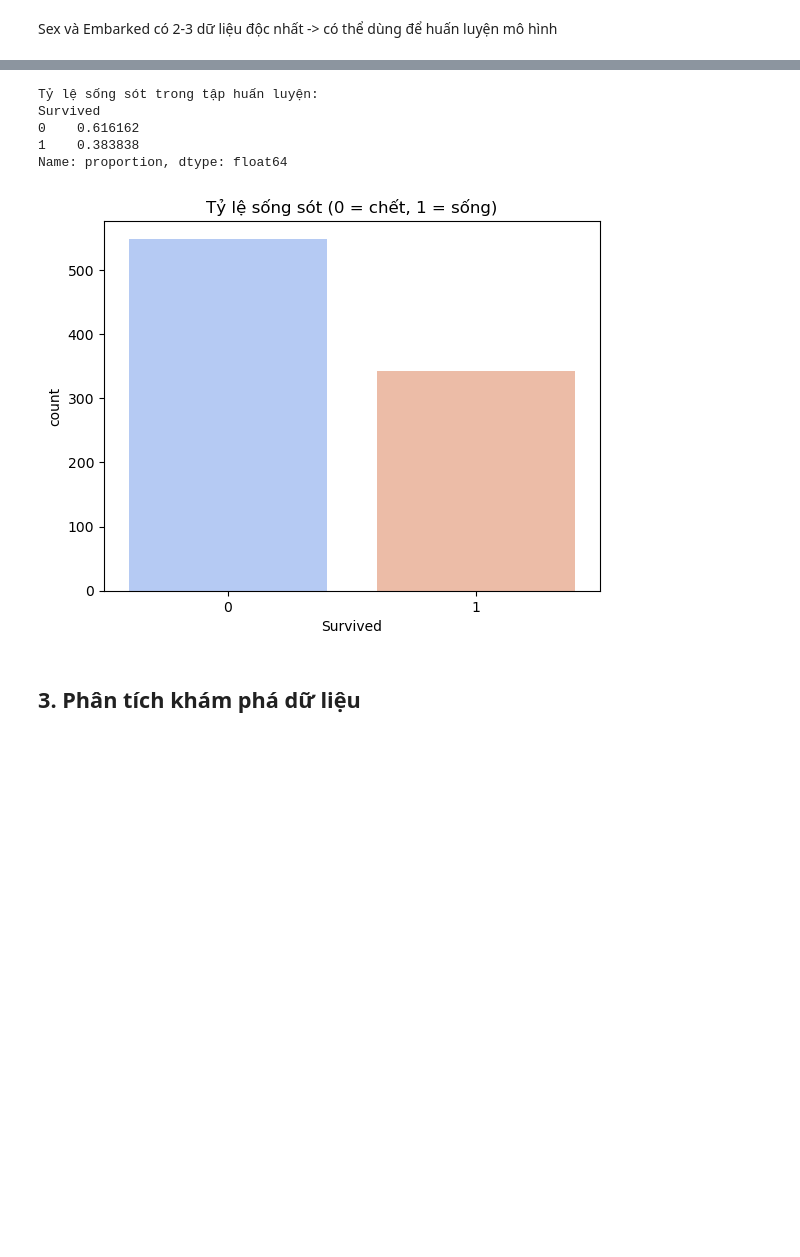
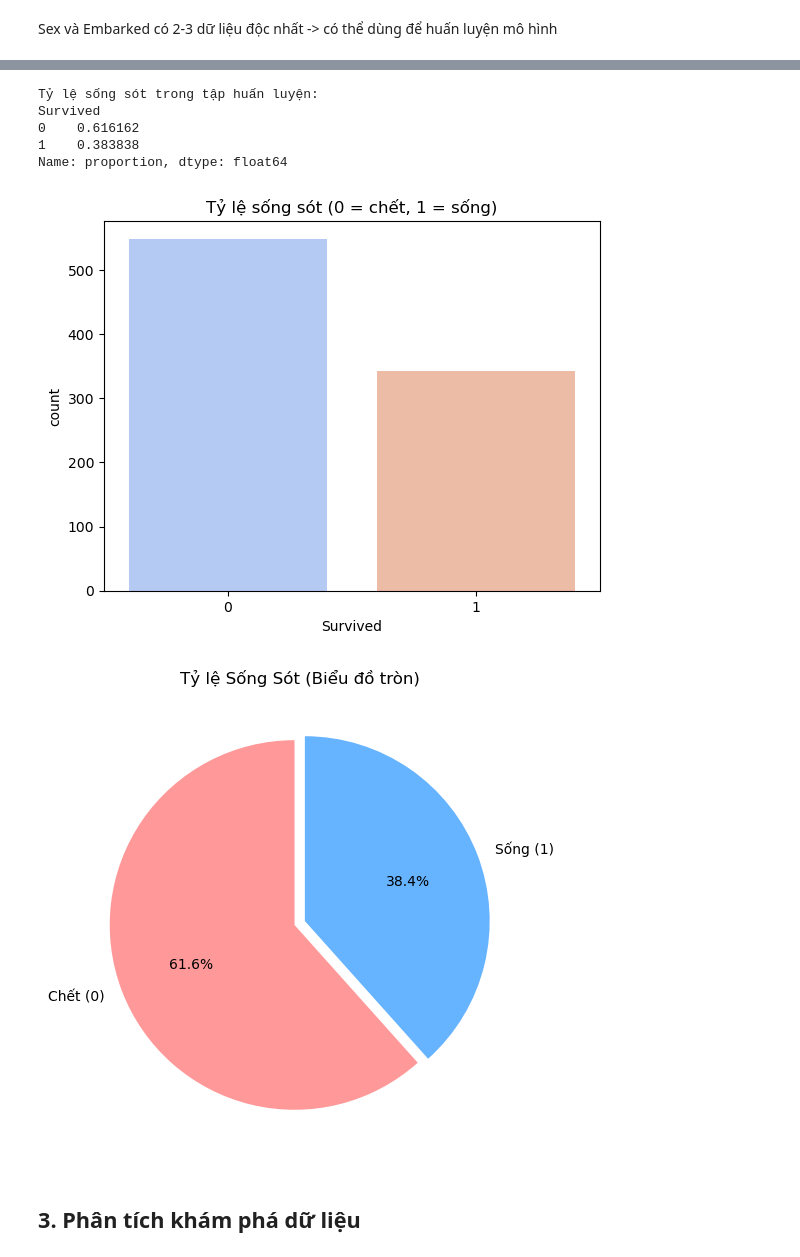
Before and after one commit to TidalWavetop1/Team9_ML_edu, a Jupyter notebook: Titanic - Machine Learning from Disaster/eda/eda_181025.ipynb, the cells around one changed output, grey strips where cells are left out. Drawn from its saved outputs; the diff is of its cells as text; code cells hidden in the pictures; blank space fills up the shorter version.

```diff
--- a/Titanic - Machine Learning from Disaster/eda/eda_181025.ipynb
+++ b/Titanic - Machine Learning from Disaster/eda/eda_181025.ipynb
@@ -98,16 +98,26 @@ plt.show()
 # %%
 print("Tỷ lệ sống sót trong tập huấn luyện:")
 print(train['Survived'].value_counts(normalize=True))
 sns.countplot(x='Survived', data=train, palette='coolwarm')
 plt.title("Tỷ lệ sống sót (0 = chết, 1 = sống)")
 plt.show()
+counts = train['Survived'].value_counts().sort_index()
+labels = ['Chết (0)', 'Sống (1)']
+colors = ['#ff9999', '#66b3ff']
+
+plt.figure(figsize=(6,6))
+counts.plot.pie(labels=labels, colors=colors, autopct='%1.1f%%', startangle=90, explode=(0.03,0.03), shadow=False)
+plt.ylabel('')
+plt.title('Tỷ lệ Sống Sót (Biểu đồ tròn)')
+plt.show()
 # %% [output]
 Tỷ lệ sống sót trong tập huấn luyện:
 Survived
 0    0.616162
 1    0.383838
 Name: proportion, dtype: float64
 [figure]
+[figure, added]
 # %% [markdown]
 ## **3. Phân tích khám phá dữ liệu**
 # %%
```
Also changed, not shown: parts of 1 cell of this notebook.
